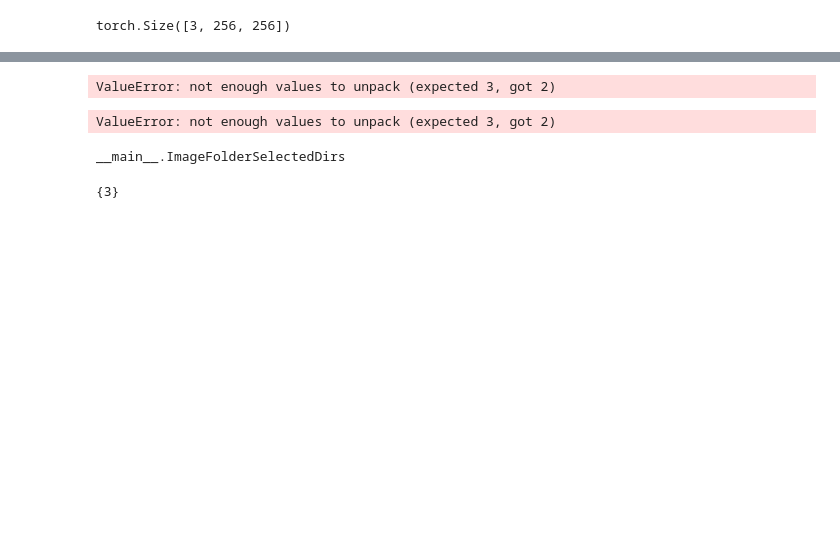
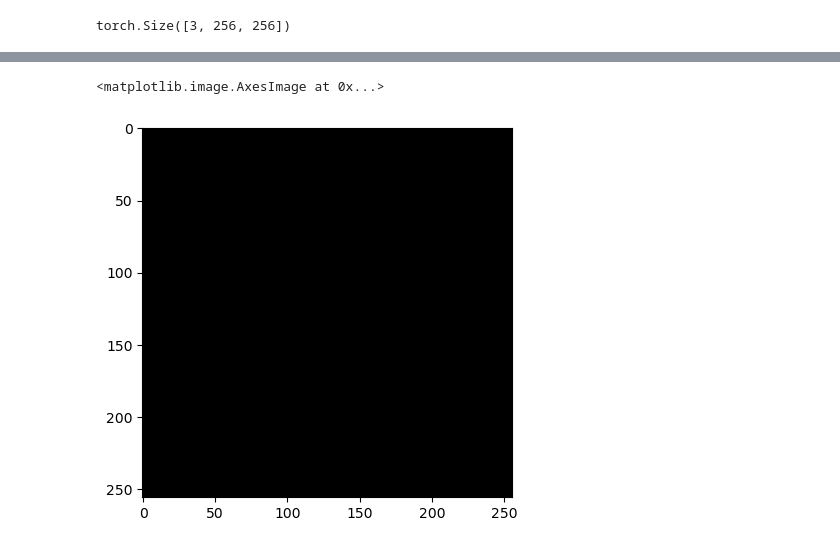
Before and after one commit to proshian/image-compression-neural-autoencoder, a Jupyter notebook: Playground.ipynb, the cells around one changed output, grey strips where cells are left out. Drawn from its saved outputs; the diff is of its cells as text; code cells hidden in the pictures; blank space fills up the shorter version.

Commit message:
Add train. Model outputs black square though

```diff
--- a/Playground.ipynb
+++ b/Playground.ipynb
@@ -33,12 +33,14 @@ class NeuralImageCompressor(nn.Module):
     def _get_quantization_error(self, shape: Tuple[int, ...]):
         mean = torch.full(shape, -0.5)
         std = torch.full(shape, 0.5)
-        return 0.5**self.B * torch.normal(mean = mean, std = std)
+        quan_err = 0.5**self.B * torch.normal(mean = mean, std = std)
+        return quan_err
 
     def forward(self, x):
         out = self.encoder(x)
         out = self.normalising_activation(out)
-        out += self._get_quantization_error(out.shape)
+#         quant_err = self._get_quantization_error(out.shape).to(out.device)
+#         out += quant_err
         out = self.decoder(out)
         return out
 # %%
@@ -364,16 +366,37 @@ torch.Size([3, 256, 256])
 # %%
 def train(model, optimizer, criterion,
           dataloaders: Dict[str, DataLoader], epochs,
-          phases: List[str] = ["train", "val"]):
+          phases: List[str] = ["train", "val"], device = None):
+    if device is None:
+        device = torch.device('cuda' if torch.cuda.is_available() else 'cpu')
+
     for epoch in range(epochs):
         for phase in phases:
             if phase not in ["train", "val"]:
                 raise ValueError('phases cannot contain a phase other than "train" or "val"')
             dataloaders[phase]
 
-            pbar = tqdm(
+            batch_pbar = tqdm(
                 dataloaders[phase],
                 total=len(dataloaders[phase]))
 
-            for image in pbar:
-                pass
+            epoch_loss = 0
+
+            with torch.set_grad_enabled(model.training):
+                for img in batch_pbar:
+                    model.train()
+                    img = img.to(device)
+                    img_decoded = model(img)
+
+                    loss = criterion(img_decoded, img)
+                    epoch_loss += loss
+
+                    optimizer.zero_grad()
+                    loss.backward()
+                    optimizer.step()
+
+                    progress_string = f"batch mse loss: {loss:f.3}"
+                    batch_pbar.set_description(progress_string)
+
+
+                    # maybe set postfix
@@ -383,7 +457,9 @@ dummy_dataloaders = {
     "train": DataLoader(train_dataset, batch_size = 16, shuffle = True),
     "val": DataLoader(train_dataset, batch_size = 16, shuffle = False)}
 # %%
-resnet_autoencoder = create_resnet_autoencoder(resnet18(weights=ResNet18_Weights.DEFAULT))
+device = torch.device('cuda' if torch.cuda.is_available() else 'cpu')
+
+resnet_autoencoder = create_resnet_autoencoder(resnet18(weights=ResNet18_Weights.DEFAULT)).to(device)
 optimizer = torch.optim.Adam(resnet_autoencoder.parameters(), lr=1e-3)
 criterion = torch.nn.MSELoss()
 
@@ -415,24 +469,6 @@ train_dataset_without_transform = ImageFolderSelectedDirs(
-# %%
-train_dataset_shape_lens = set()
-for i, img in enumerate(train_dataset_without_transform):
-    train_dataset_shape_lens.add(len(img.shape))
-
-train_dataset_shape_lens
-# %% [output]
-ValueError: not enough values to unpack (expected 3, got 2)
-# %%
-chan_nums = set()
-for i, img in tqdm(enumerate(train_dataset_without_transform), total = len(train_dataset_without_transform)):
-    chan_nums.add(img.shape[0])
-
-chan_nums
-# %% [output]
-ValueError: not enough values to unpack (expected 3, got 2)
-# %%
-type(train_dataset)
-# %% [output]
-__main__.ImageFolderSelectedDirs
-# %%
-chan_nums
-# %% [output]
-{3}
+# %%
+resnet_autoencoder.eval()
+plt.imshow(resnet_autoencoder(train_dataset[0].unsqueeze(0).to(device)).cpu().detach().numpy().squeeze(0).transpose(1,2,0))
+# %% [output]
+<matplotlib.image.AxesImage at 0x...>
+[figure, added]
```
Also changed, not shown: parts of 7 cells of this notebook.
